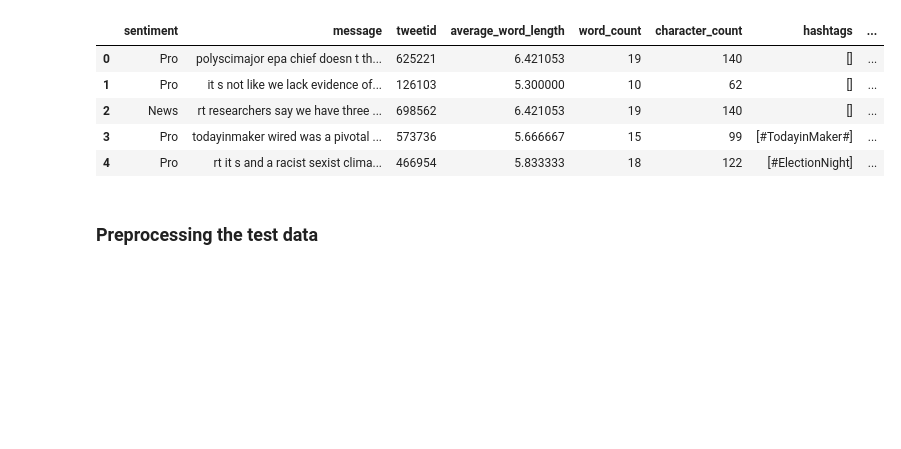
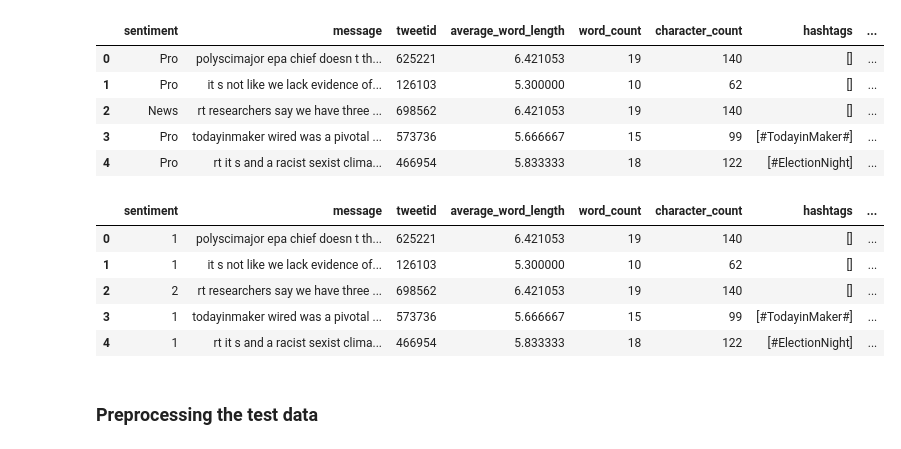
Before and after one commit to TEAMCBB3Classificationpredict/predict-notebook, a Jupyter notebook: EDSA CLIMATE NOTEBOOK.ipynb, the cells around one changed output. Saved outputs shown, nothing was run; the diff lists cells and outputs as text; code cells hidden in the pictures; blank space fills up the shorter version.

```diff
--- a/EDSA CLIMATE NOTEBOOK.ipynb
+++ b/EDSA CLIMATE NOTEBOOK.ipynb
@@ -779,6 +779,34 @@ df.head()
 | 2 | News | rt researchers say we have three ... | 698562 | 6.421053 | 19 | 140 | [] | ... |
 | 3 | Pro | todayinmaker wired was a pivotal ... | 573736 | 5.666667 | 15 | 99 | [#TodayinMaker#] | ... |
 | 4 | Pro | rt it s and a racist sexist clima... | 466954 | 5.833333 | 18 | 122 | [#ElectionNight] | ... |
+# %%
+def sentiment(df):
+
+  sentiment = df['sentiment']
+  sentiment_class = []
+
+  for i in sentiment :
+      if i == 'Pro' :
+          sentiment_class.append(1)
+      elif i == 'Neutral' :
+          sentiment_class.append(0)
+      elif i == 'Anti' :
+          sentiment_class.append(-1)
+      else :
+          sentiment_class.append(2)
+
+  df['sentiment'] = sentiment_class
+
+  return df
+df = sentiment(df.copy())
+df.head()
+# %% [output]
+|  | sentiment | message | tweetid | average_word_length | word_count | character_count | hashtags | ... |
+| 0 | 1 | polyscimajor epa chief doesn t th... | 625221 | 6.421053 | 19 | 140 | [] | ... |
+| 1 | 1 | it s not like we lack evidence of... | 126103 | 5.300000 | 10 | 62 | [] | ... |
+| 2 | 2 | rt researchers say we have three ... | 698562 | 6.421053 | 19 | 140 | [] | ... |
+| 3 | 1 | todayinmaker wired was a pivotal ... | 573736 | 5.666667 | 15 | 99 | [#TodayinMaker#] | ... |
+| 4 | 1 | rt it s and a racist sexist clima... | 466954 | 5.833333 | 18 | 122 | [#ElectionNight] | ... |
 # %% [markdown]
 ### Preprocessing the test data
 # %%
```
